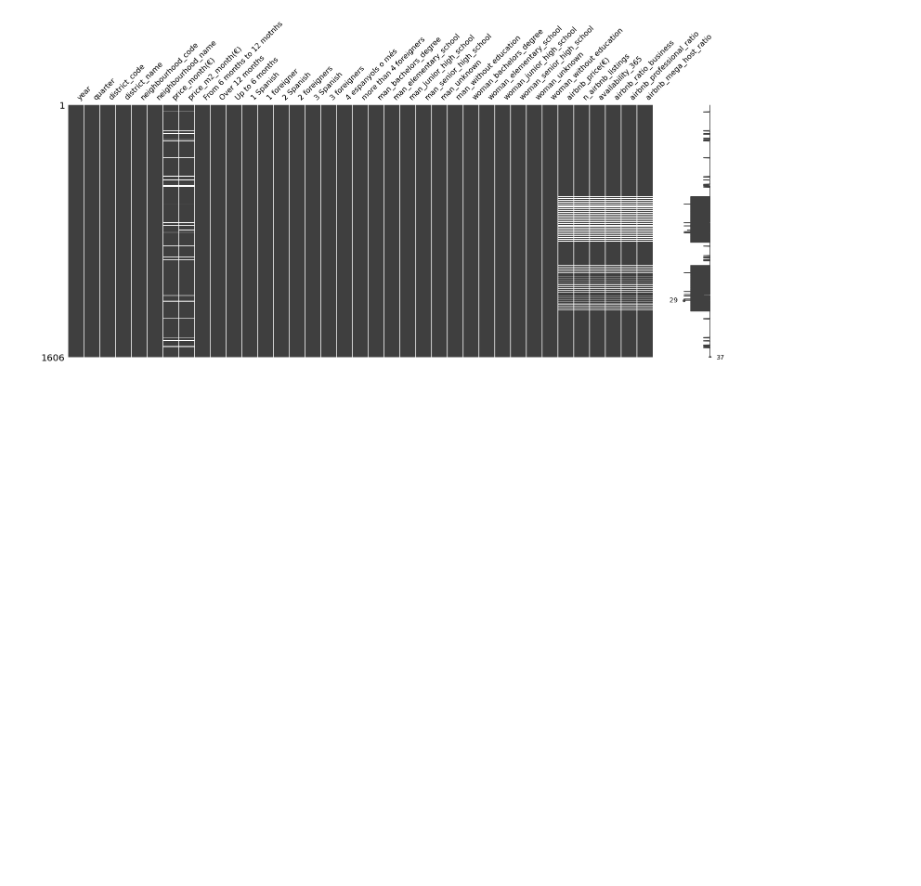
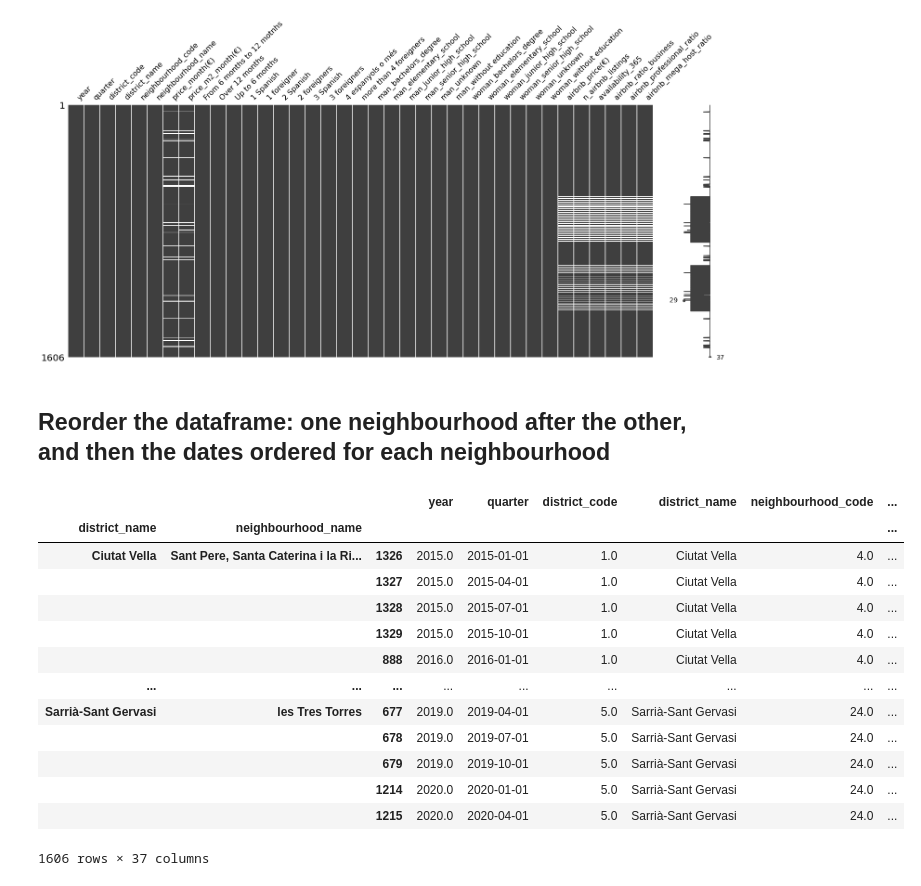
Before and after one commit to AntoniaVillarino/renting_airbnb_barcelona, a Jupyter notebook: merge_all_datasets.ipynb, the cells around one changed output. Drawn from its saved outputs; the diff is of its cells as text; code cells hidden in the pictures; blank space fills up the shorter version.

Commit message:
Reordered the full dataset by neighbourhood and date(quarter)

```diff
--- a/merge_all_datasets.ipynb
+++ b/merge_all_datasets.ipynb
@@ -330,3 +330,23 @@ msno.matrix(merged)
 # %% [output]
 <AxesSubplot:>
 [figure]
+# %% [markdown]
+## Reorder the dataframe: one neighbourhood after the other, and then the dates ordered for each neighbourhood
+# %%
+merged = merged.groupby(by=['district_name','neighbourhood_name']).apply(lambda df: df.sort_values('quarter'))
+merged
+# %% [output]
+|  |  |  | year | quarter | district_code | district_name | neighbourhood_code | ... |
+| district_name | neighbourhood_name |  |  |  |  |  |  | ... |
+| Ciutat Vella | Sant Pere, Santa Caterina i la Ri... | 1326 | 2015.0 | 2015-01-01 | 1.0 | Ciutat Vella | 4.0 | ... |
+|  |  | 1327 | 2015.0 | 2015-04-01 | 1.0 | Ciutat Vella | 4.0 | ... |
+|  |  | 1328 | 2015.0 | 2015-07-01 | 1.0 | Ciutat Vella | 4.0 | ... |
+|  |  | 1329 | 2015.0 | 2015-10-01 | 1.0 | Ciutat Vella | 4.0 | ... |
+|  |  | 888 | 2016.0 | 2016-01-01 | 1.0 | Ciutat Vella | 4.0 | ... |
+| ... | ... | ... | ... | ... | ... | ... | ... | ... |
+| Sarrià-Sant Gervasi | les Tres Torres | 677 | 2019.0 | 2019-04-01 | 5.0 | Sarrià-Sant Gervasi | 24.0 | ... |
+|  |  | 678 | 2019.0 | 2019-07-01 | 5.0 | Sarrià-Sant Gervasi | 24.0 | ... |
+|  |  | 679 | 2019.0 | 2019-10-01 | 5.0 | Sarrià-Sant Gervasi | 24.0 | ... |
+|  |  | 1214 | 2020.0 | 2020-01-01 | 5.0 | Sarrià-Sant Gervasi | 24.0 | ... |
+|  |  | 1215 | 2020.0 | 2020-04-01 | 5.0 | Sarrià-Sant Gervasi | 24.0 | ... |
+1606 rows × 37 columns
```
Also changed, not shown: parts of 3 cells of this notebook, 1 other file.
